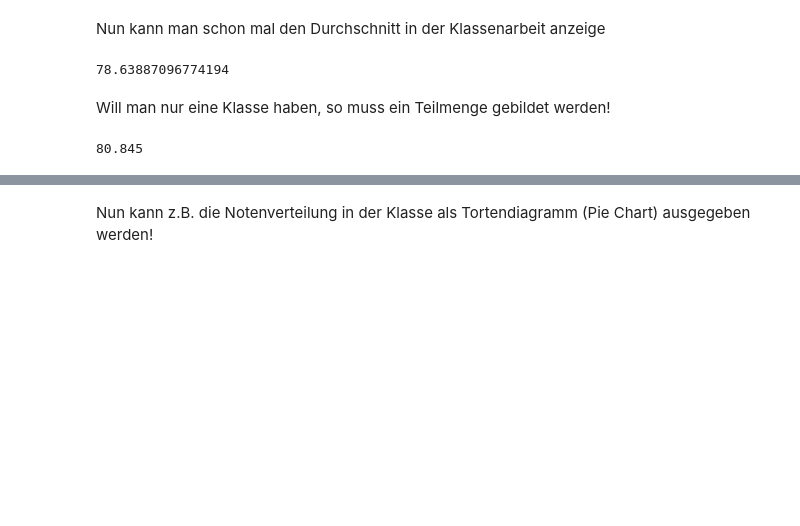
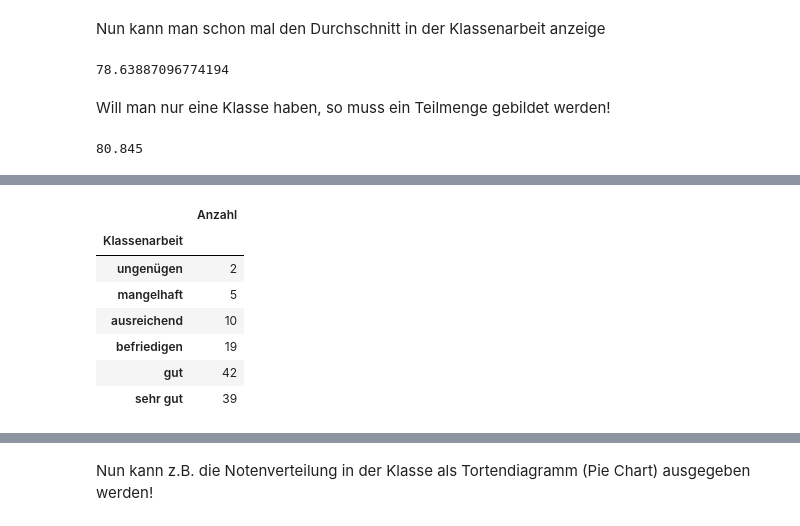
Before and after one commit to jtuttas/datenanalyse, a Jupyter notebook: Moodle.ipynb, the cells around one changed output, grey strips where cells are left out. Drawn from its saved outputs; the diff is of its cells as text; code cells hidden in the pictures; blank space fills up the shorter version.

```diff
--- a/Moodle.ipynb
+++ b/Moodle.ipynb
@@ -74,0 +98,15 @@ dj["Klassenarbeit"].mean()
+# %%
+df2 = pd.DataFrame(d2)
+d3=df2.groupby(["Klassenarbeit"])["Klassenarbeit"].count()
+df3=pd.DataFrame(d3)
+df3.columns=["Anzahl"]
+df3
+# %% [output]
+|  | Anzahl |
+| Klassenarbeit |  |
+| ungenügen | 2 |
+| mangelhaft | 5 |
+| ausreichend | 10 |
+| befriedigen | 19 |
+| gut | 42 |
+| sehr gut | 39 |
```
Also changed, not shown: parts of 7 cells of this notebook, 5 other files.
